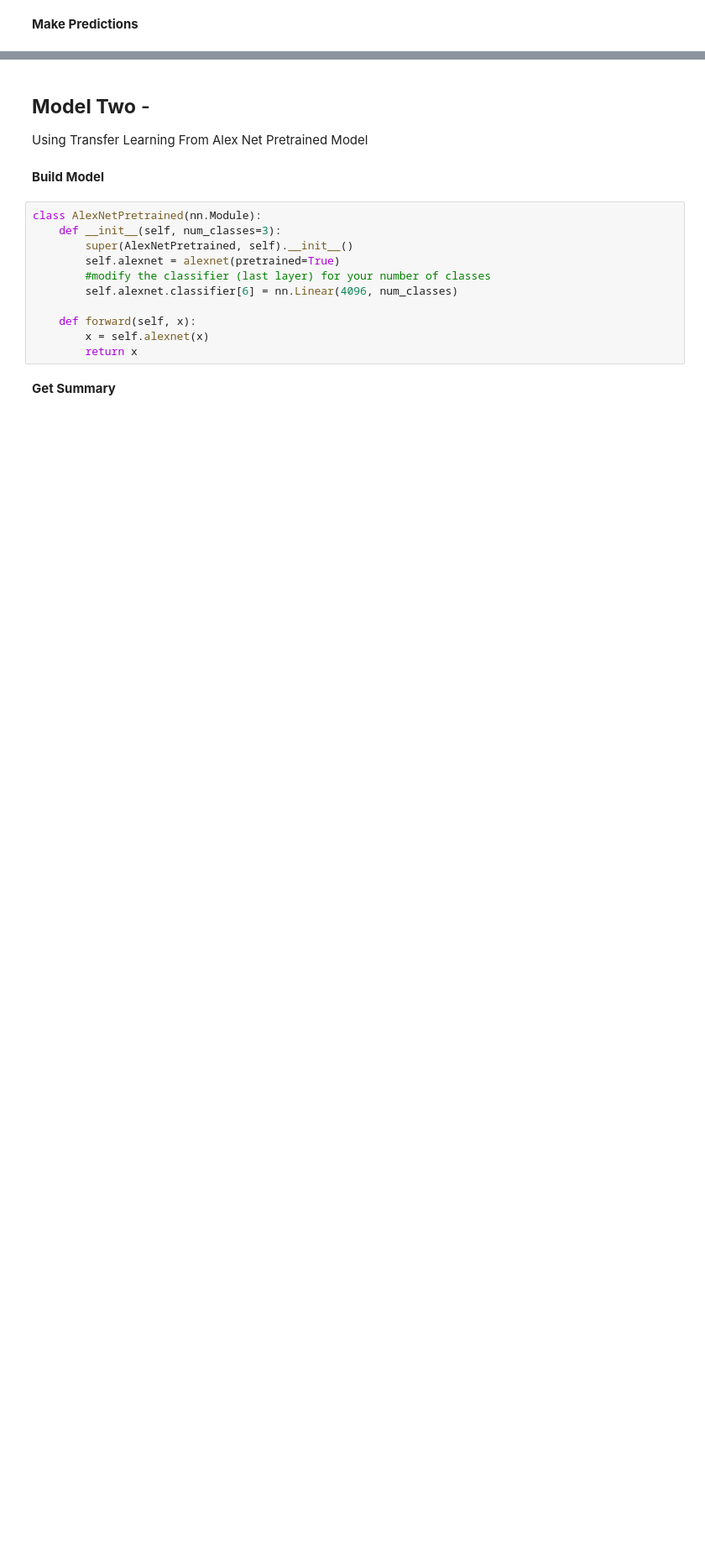
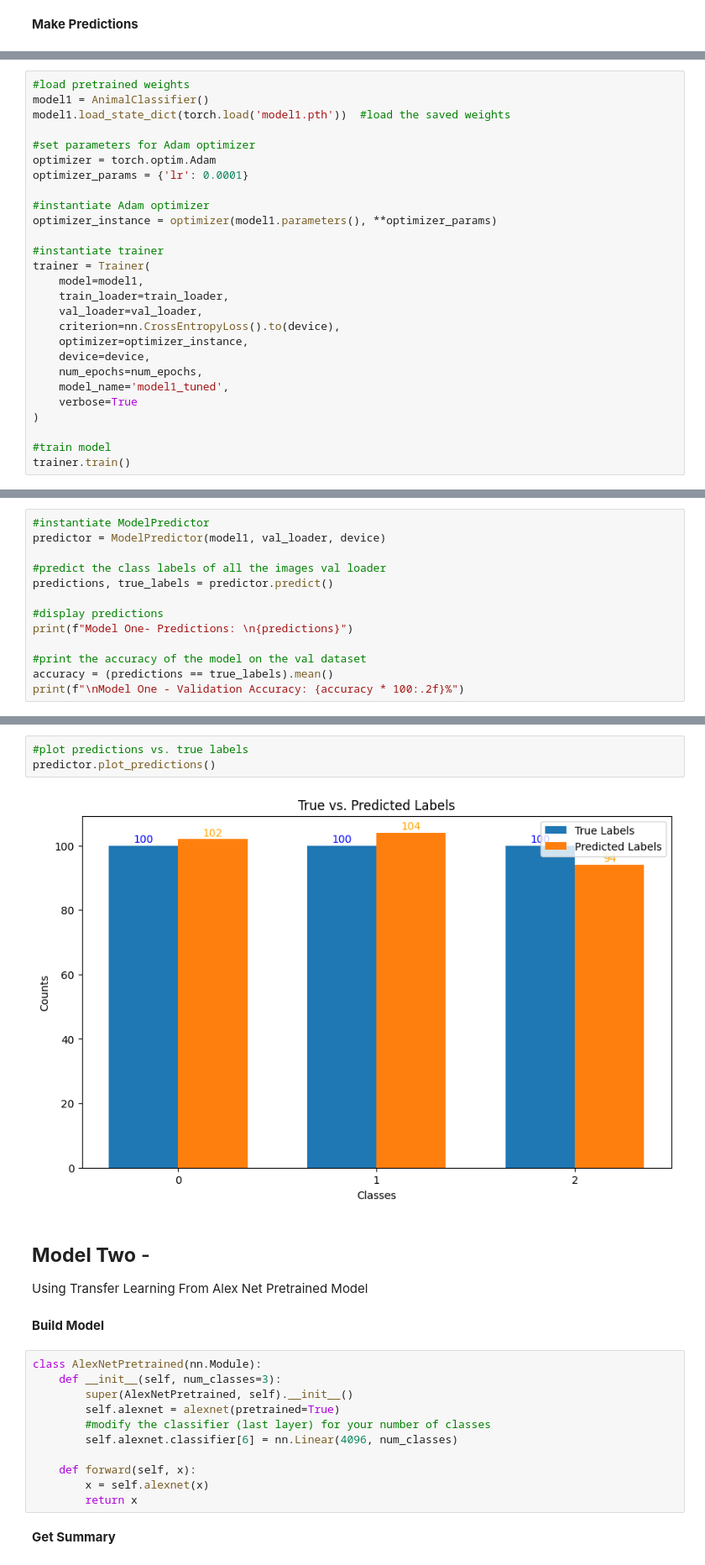
Before and after one commit to sleekyucee/programming4AI, a Jupyter notebook: Notebooks/Programming_and_Maths_INM702_CourseWork_TaskTwo_Amua_U.ipynb, the cells around one changed output, grey strips where cells are left out. Shown at 84% size. Saved outputs shown, nothing was run; the diff lists cells and outputs as text; blank space fills up the shorter version.

```diff
--- a/Notebooks/Programming_and_Maths_INM702_CourseWork_TaskTwo_Amua_U.ipynb
+++ b/Notebooks/Programming_and_Maths_INM702_CourseWork_TaskTwo_Amua_U.ipynb
@@ -1253,0 +1083,27 @@ Model One - Validation Accuracy: 78.33%
+# %%
+#load pretrained weights
+model1 = AnimalClassifier()
+model1.load_state_dict(torch.load('model1.pth'))  #load the saved weights
+
+#set parameters for Adam optimizer
+optimizer = torch.optim.Adam
+optimizer_params = {'lr': 0.0001}
+
+#instantiate Adam optimizer
+optimizer_instance = optimizer(model1.parameters(), **optimizer_params)
+
+#instantiate trainer
+trainer = Trainer(
+    model=model1,
+    train_loader=train_loader,
+    val_loader=val_loader,
+    criterion=nn.CrossEntropyLoss().to(device),
+    optimizer=optimizer_instance,
+    device=device,
+    num_epochs=num_epochs,
+    model_name='model1_tuned',
+    verbose=True
+)
+
+#train model
+trainer.train()
@@ -1253,0 +1139,13 @@ Model One - Validation Accuracy: 78.33%
+# %%
+#instantiate ModelPredictor
+predictor = ModelPredictor(model1, val_loader, device)
+
+#predict the class labels of all the images val loader
+predictions, true_labels = predictor.predict()
+
+#display predictions
+print(f"Model One- Predictions: \n{predictions}")
+
+#print the accuracy of the model on the val dataset
+accuracy = (predictions == true_labels).mean()
+print(f"\nModel One - Validation Accuracy: {accuracy * 100:.2f}%")
@@ -1254,3 +1209,8 @@ Model One - Validation Accuracy: 78.33%
+# %%
+#plot predictions vs. true labels
+predictor.plot_predictions()
+# %% [output]
+[figure, added]
 # %% [markdown]
 ## **Model Two** -
 
```
Also changed, not shown: parts of 75 cells of this notebook.
